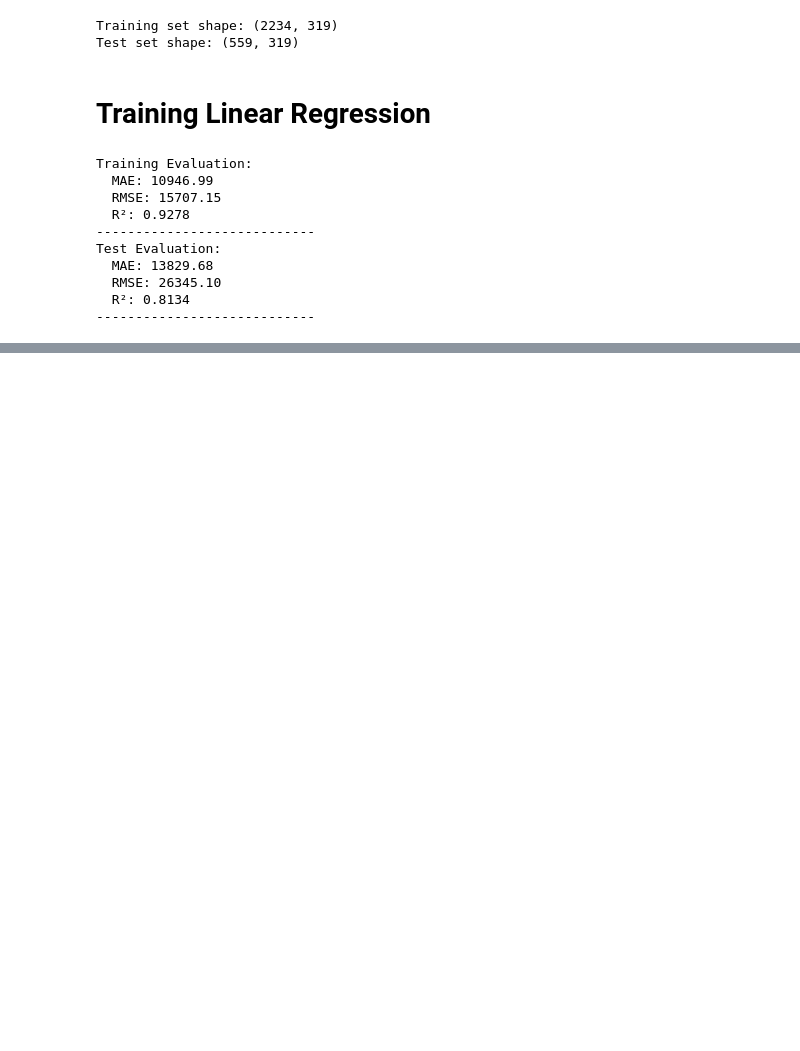
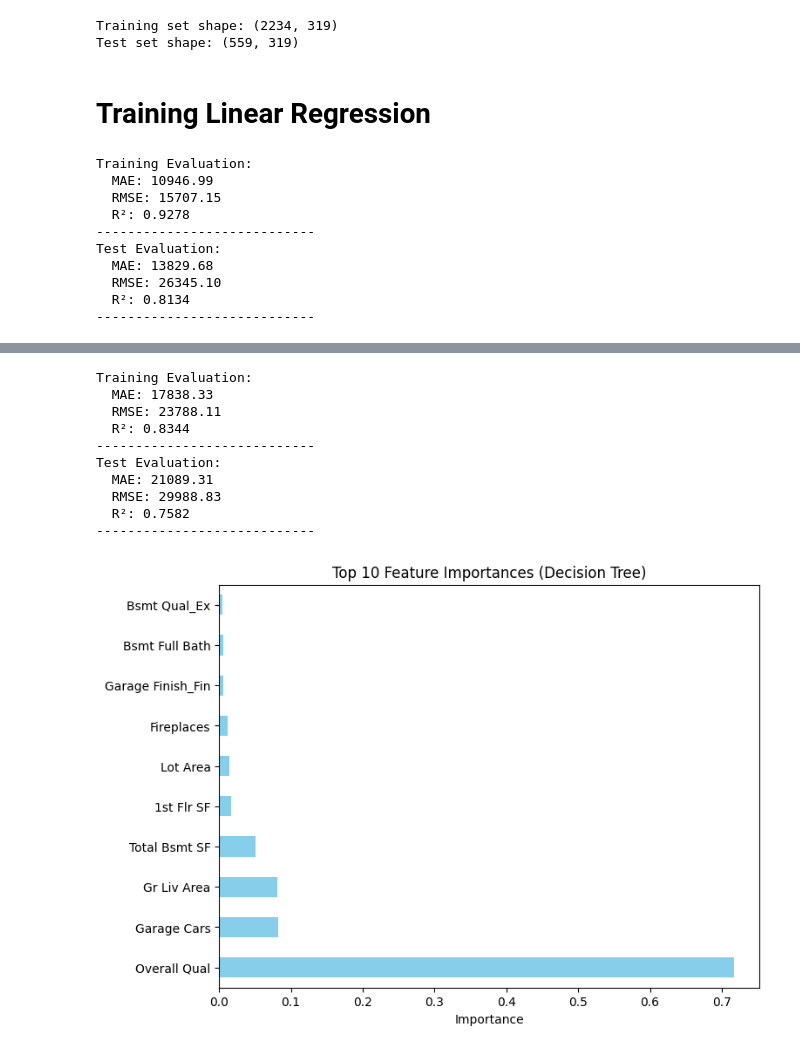
Before and after one commit to silaSaraoglu/regression-exercises, a Jupyter notebook: notebooks/house_sale_price_regression.ipynb, the cells around one changed output, grey strips where cells are left out. Cells and saved outputs as stored; diff of their text form; code cells hidden in the pictures; blank space fills up the shorter version.

```diff
--- a/notebooks/house_sale_price_regression.ipynb
+++ b/notebooks/house_sale_price_regression.ipynb
@@ -236,0 +541,22 @@ Test Evaluation:
+# %%
+# let's train decision tree regressor with X_train_combined which includes some polynomial degrees of most correlated features
+dt_model_2 = DecisionTreeRegressor(random_state=42, max_depth=5)  # limit depth to reduce overfitting
+dt_model_2.fit(X_train_combined, y_train)
+
+y_train_pred = dt_model_2.predict(X_train_combined)
+y_test_pred = dt_model_2.predict(X_test_combined)
+
+evaluate(y_train, y_train_pred, "Training")
+evaluate(y_test, y_test_pred, "Test")
+# %% [output]
+Training Evaluation:
+  MAE: 17838.33
+  RMSE: 23788.11
+  R²: 0.8344
+----------------------------
+Test Evaluation:
+  MAE: 21089.31
+  RMSE: 29988.83
+  R²: 0.7582
+----------------------------
+[figure, added]
```
Also changed, not shown: parts of 31 cells of this notebook.
